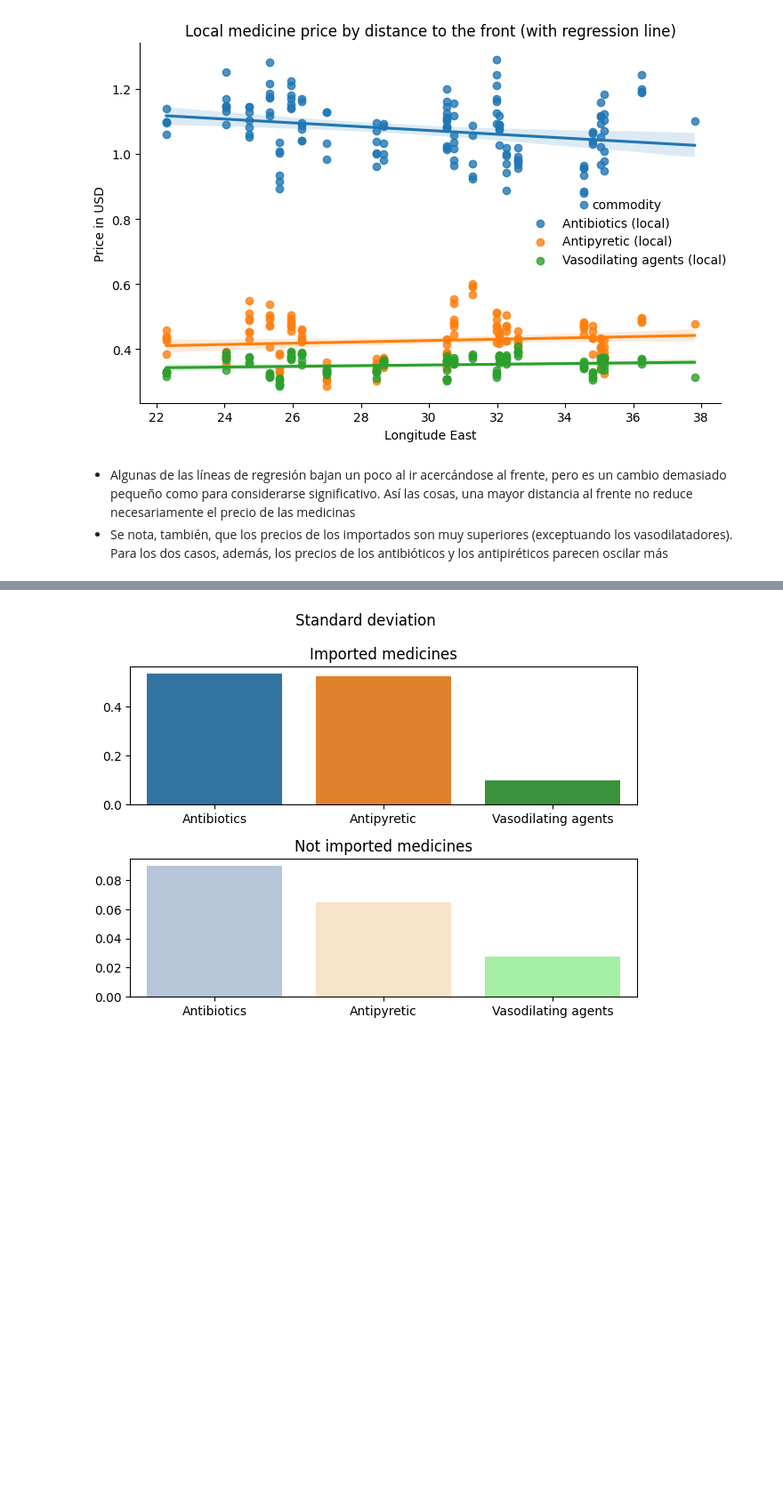
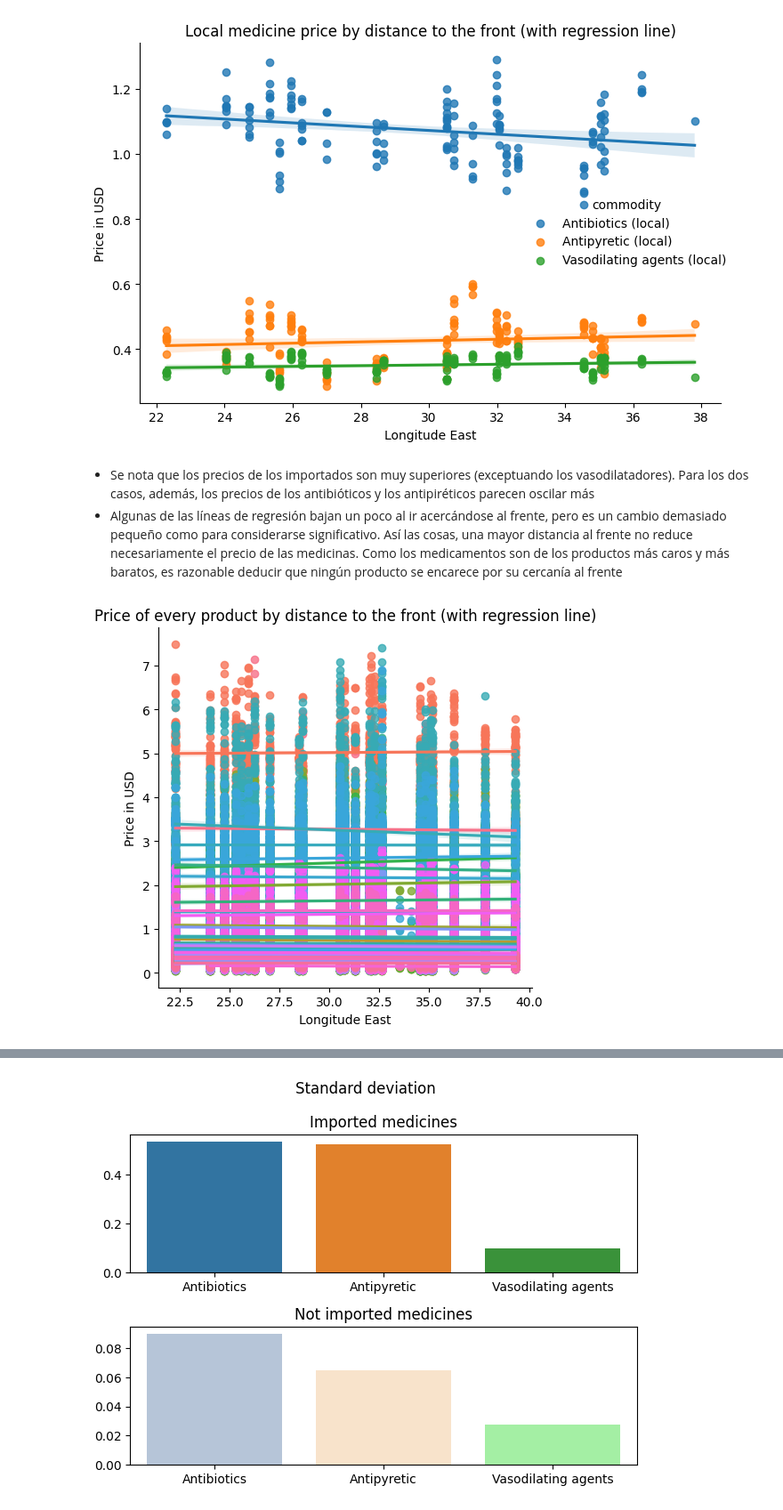
Before and after one commit to RogerPerello/EDA_project, a Jupyter notebook: src/EDA.ipynb, the cells around one changed output, grey strips where cells are left out. Shown at 89% size. Saved outputs shown, nothing was run; the diff lists cells and outputs as text; code cells hidden in the pictures; blank space fills up the shorter version.

```diff
--- a/src/EDA.ipynb
+++ b/src/EDA.ipynb
@@ -571,13 +589,12 @@ df_prices.head()
 # %%
 '''Creates a seaborn lmplot (with regression lines) using a few default values'''
-def create_lmplot_w_regression_line(data, x="longitude", y="usdprice", hue=None, xlabel=None, ylabel=None, title=None):
+def create_lmplot_w_regression_line(data, x="longitude", y="usdprice", hue=None, xlabel=None, ylabel=None, title=None, legend=True):
     '''Requires a dataframe (positional argument) and two column names (key arguments; "longitude" and "usdprice" by default). Other parameters are optional and named after the ones used in a seaborn lmplot'''
-    sns.lmplot(data=data, x=x, y=y, hue=hue)
+    sns.lmplot(data=data, x=x, y=y, hue=hue, legend=legend)
     plt.ylabel(ylabel=ylabel)
     plt.xlabel(xlabel=xlabel)
     plt.title(title)
     plt.tight_layout()
-    plt.show()
 
 
 df_prices_imported = df_prices[df_prices['commodity'].str.contains('imported')]
@@ -585,10 +602,24 @@ df_prices_local = df_prices[df_prices['commodity'].str.contains('local')]
 
 plt.rc("figure", figsize=(6.4,4.8))
 create_lmplot_w_regression_line(df_prices_imported.sort_values(by='commodity'), ylabel='Price in USD', hue="commodity", xlabel='Longitude East', title='Imported medicine price by distance to the front (with regression line)')
+plt.show()
 create_lmplot_w_regression_line(df_prices_local.sort_values(by='commodity'), ylabel='Price in USD', hue="commodity", xlabel='Longitude East', title='Local medicine price by distance to the front (with regression line)')
+plt.show()
 # %% [output]
 [figure]
 [figure]
 # %% [markdown]
-- Algunas de las líneas de regresión bajan un poco al ir acercándose al frente, pero es un cambio demasiado pequeño como para considerarse significativo. Así las cosas, una mayor distancia al frente no reduce necesariamente el precio de las medicinas
-- Se nota, también, que los precios de los importados son muy superiores (exceptuando los vasodilatadores). Para los dos casos, además, los precios de los antibióticos y los antipiréticos parecen oscilar más
+- Se nota que los precios de los importados son muy superiores (exceptuando los vasodilatadores). Para los dos casos, además, los precios de los antibióticos y los antipiréticos parecen oscilar más
+- Algunas de las líneas de regresión bajan un poco al ir acercándose al frente, pero es un cambio demasiado pequeño como para considerarse significativo. Así las cosas, una mayor distancia al frente no reduce necesariamente el precio de las medicinas. Como los medicamentos son de los productos más caros y más baratos, es razonable deducir que ningún producto se encarece por su cercanía al frente
+# %%
+df_prices_2 = pd.read_csv(r'.\data\Prices.csv', low_memory=False)
+
+df_prices_2.drop(index=0, inplace=True)
+
+df_prices_2[['usdprice', 'longitude', 'price']] = df_prices_2[['usdprice', 'longitude', 'price']].apply(pd.to_numeric, errors='coerce', axis=1)
+
+df_prices_2.loc[df_prices_2['commodity'] == 'Antipyretic (imported)', 'usdprice'] = df_prices_2[df_prices_2['commodity'] == 'Antipyretic (imported)']['usdprice'] * 10
+
+create_lmplot_w_regression_line(df_prices_2.sort_values(by='commodity'), ylabel='Price in USD', hue="commodity", xlabel='Longitude East', title='Price of every product by distance to the front (with regression line)', legend=False)
+# %% [output]
+[figure, added]
```
Also changed, not shown: parts of 13 cells of this notebook.
